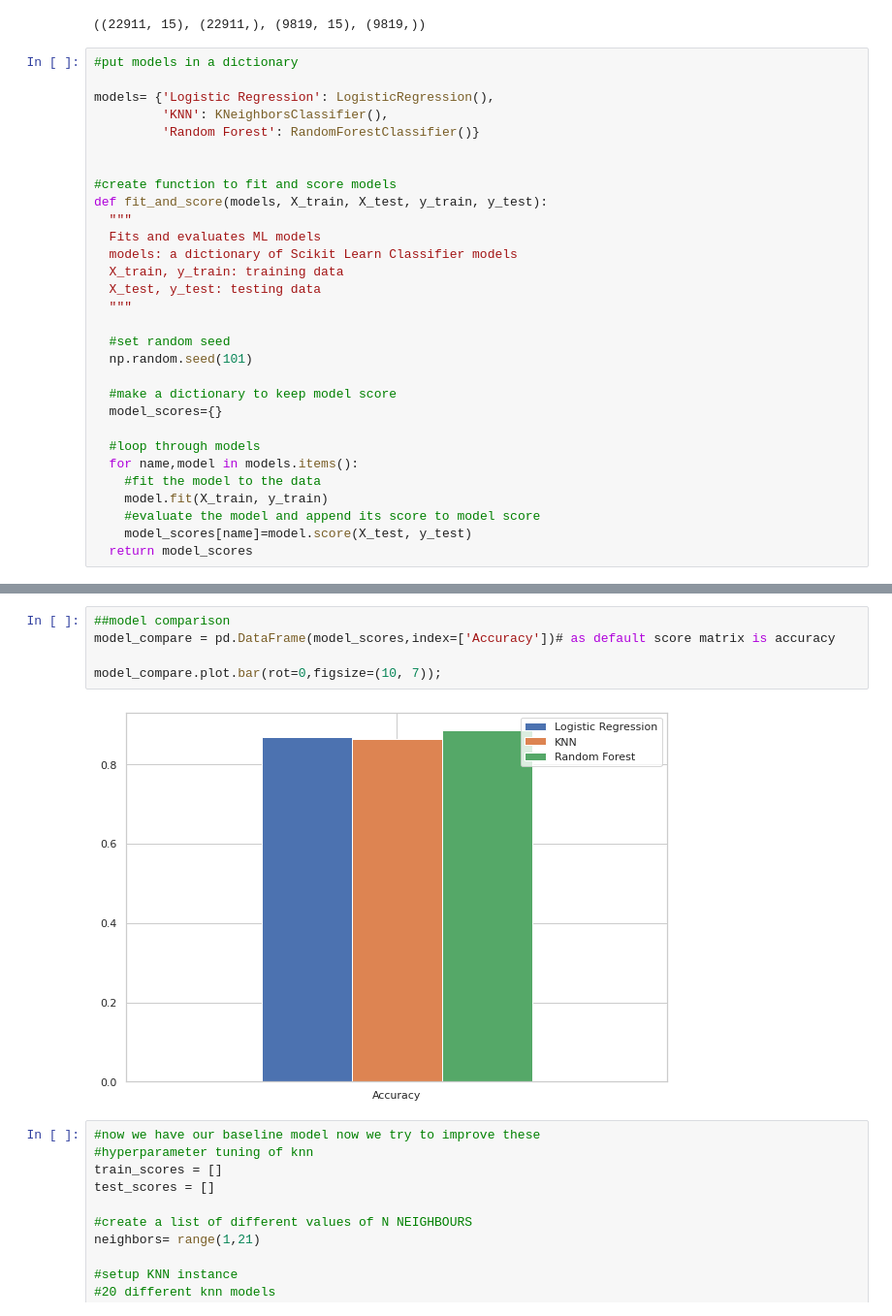
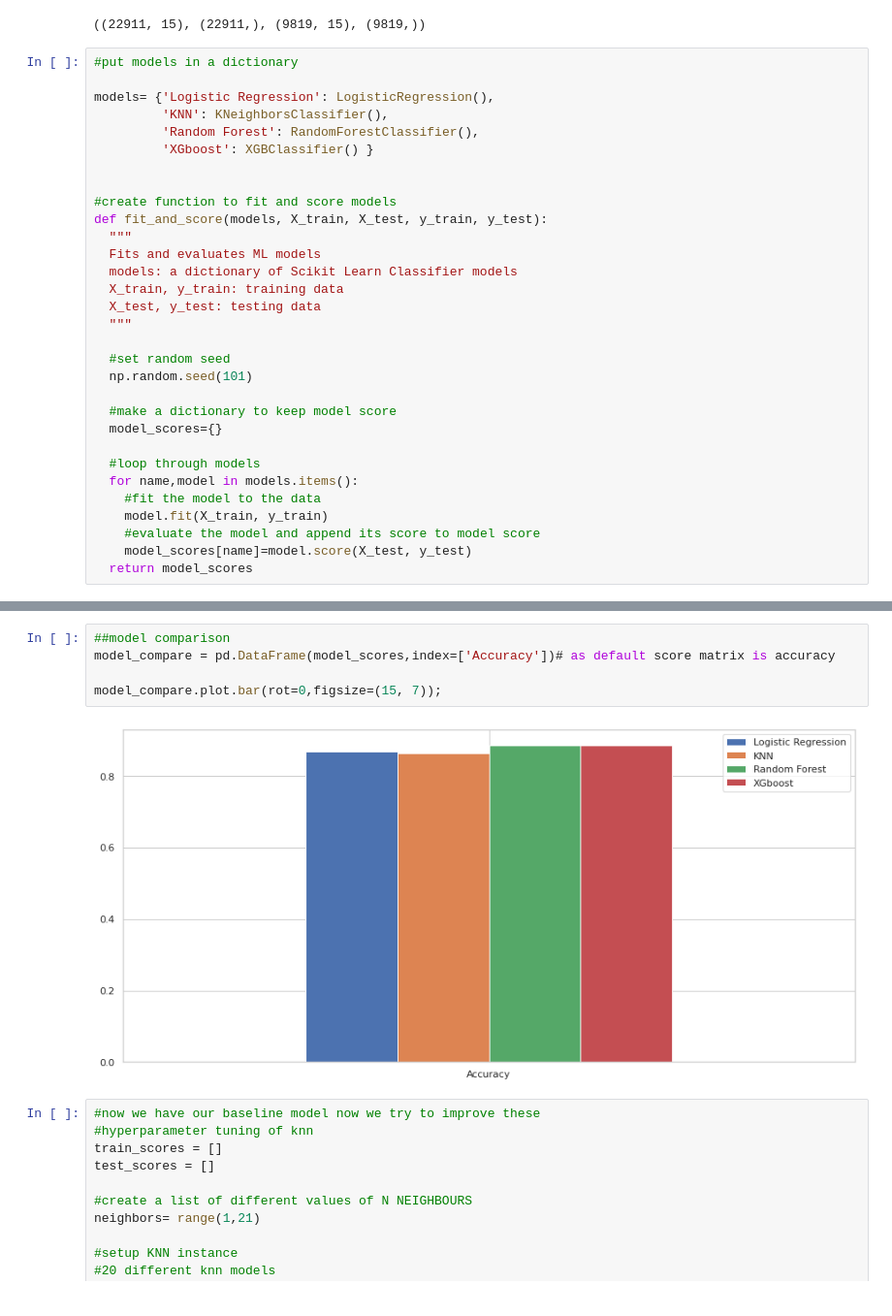
Before and after one commit to asim5800/Marketing-Campaign-Effectiveness-Prediction-, a Jupyter notebook: Bank_Marketing_Effectiveness_Prediction_Capstone_Project.ipynb, the cells around one changed output, grey strips where cells are left out. Shown at 97% size. Saved outputs shown, nothing was run; the diff lists cells and outputs as text.

```diff
--- a/Bank_Marketing_Effectiveness_Prediction_Capstone_Project.ipynb
+++ b/Bank_Marketing_Effectiveness_Prediction_Capstone_Project.ipynb
@@ -362,7 +352,8 @@ X_train.shape, y_train.shape, X_test.shape, y_test.shape
 
 models= {'Logistic Regression': LogisticRegression(),
          'KNN': KNeighborsClassifier(),
-         'Random Forest': RandomForestClassifier()}
+         'Random Forest': RandomForestClassifier(),
+         'XGboost': XGBClassifier() }
 
 
 #create function to fit and score models
@@ -410,10 +402,10 @@ Please also refer to the documentation for alternative solver options:
 # %%
 ##model comparison
 model_compare = pd.DataFrame(model_scores,index=['Accuracy'])# as default score matrix is accuracy
 
-model_compare.plot.bar(rot=0,figsize=(10, 7));
+model_compare.plot.bar(rot=0,figsize=(15, 7));
 # %% [output]
-[figure, old version]
+[figure, new version]
 # %%
 #now we have our baseline model now we try to improve these
 #hyperparameter tuning of knn
```
Also changed, not shown: parts of 21 cells of this notebook.
